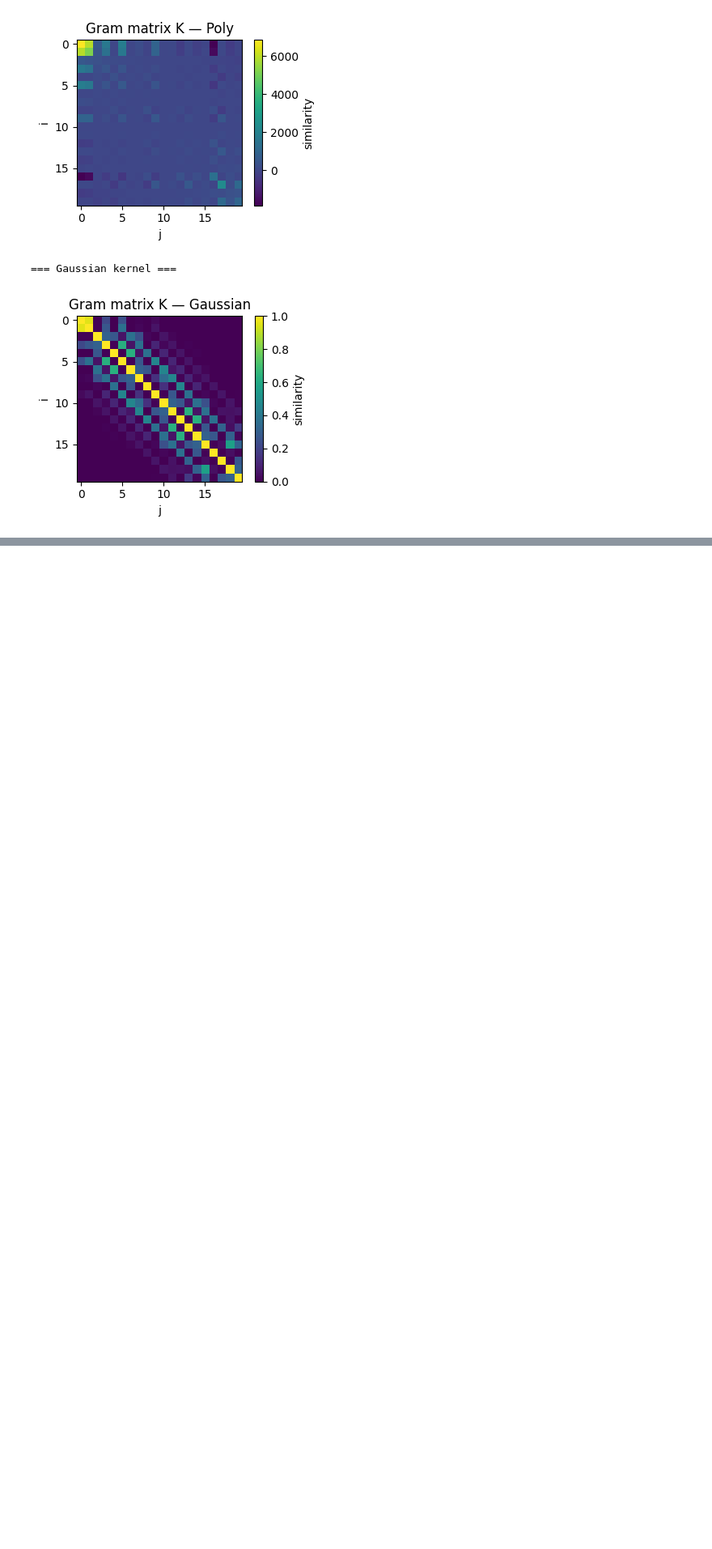
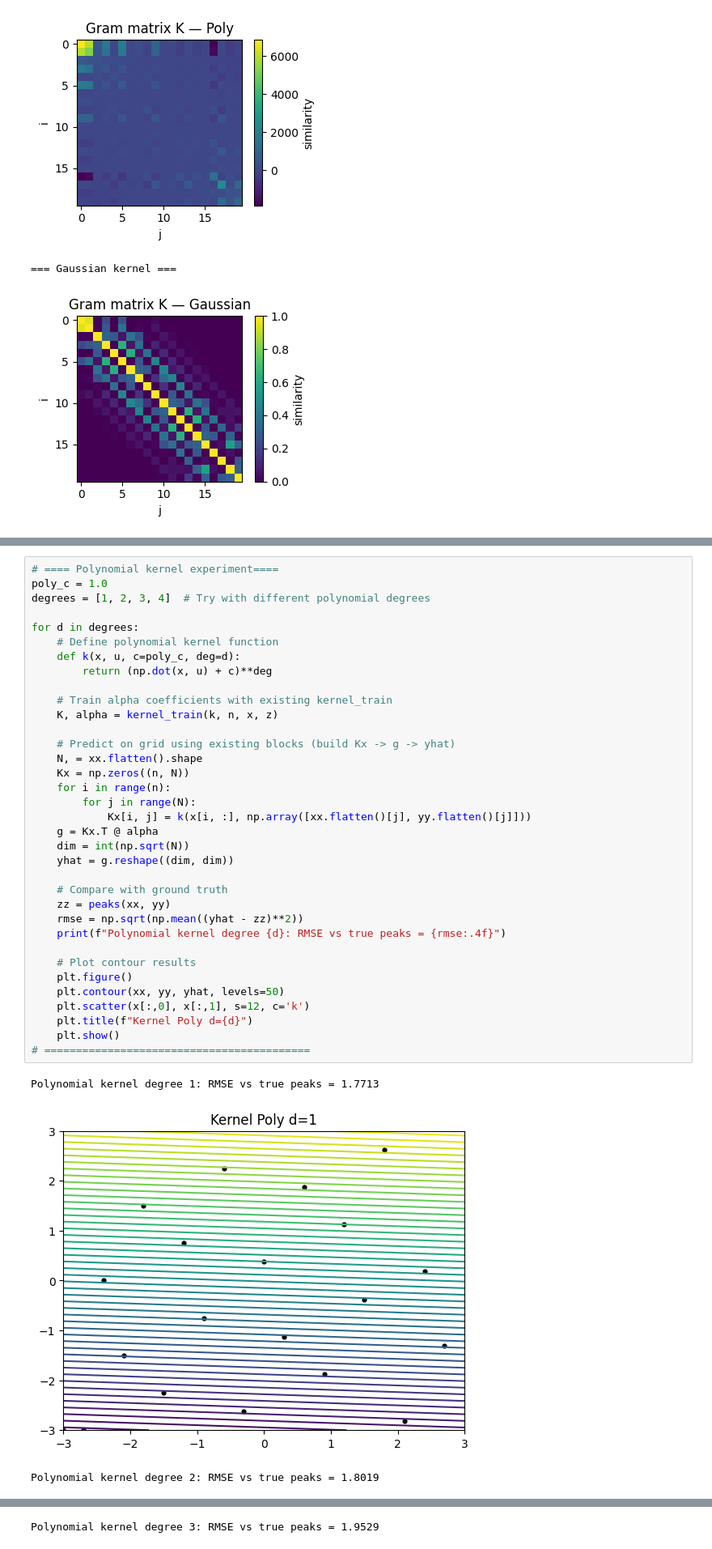
Before and after one commit to siskamahyuddin/uds-machine-learning-analytics, a Jupyter notebook: week5/homework_week5_siska.ipynb, the cells around one changed output, grey strips where cells are left out. Shown at 81% size. Drawn from its saved outputs; the diff is of its cells as text; blank space fills up the shorter version.

```diff
--- a/week5/homework_week5_siska.ipynb
+++ b/week5/homework_week5_siska.ipynb
@@ -290,0 +293,39 @@ for name, kfun in kernels:
+# %%
+# ==== Polynomial kernel experiment====
+poly_c = 1.0
+degrees = [1, 2, 3, 4]  # Try with different polynomial degrees
+
+for d in degrees:
+    # Define polynomial kernel function
+    def k(x, u, c=poly_c, deg=d):
+        return (np.dot(x, u) + c)**deg
+
+    # Train alpha coefficients with existing kernel_train
+    K, alpha = kernel_train(k, n, x, z)
+
+    # Predict on grid using existing blocks (build Kx -> g -> yhat)
+    N, = xx.flatten().shape
+    Kx = np.zeros((n, N))
+    for i in range(n):
+        for j in range(N):
+            Kx[i, j] = k(x[i, :], np.array([xx.flatten()[j], yy.flatten()[j]]))
+    g = Kx.T @ alpha
+    dim = int(np.sqrt(N))
+    yhat = g.reshape((dim, dim))
+
+    # Compare with ground truth
+    zz = peaks(xx, yy)
+    rmse = np.sqrt(np.mean((yhat - zz)**2))
+    print(f"Polynomial kernel degree {d}: RMSE vs true peaks = {rmse:.4f}")
+
+    # Plot contour results
+    plt.figure()
+    plt.contour(xx, yy, yhat, levels=50)
+    plt.scatter(x[:,0], x[:,1], s=12, c='k')
+    plt.title(f"Kernel Poly d={d}")
+    plt.show()
+# ==========================================
+# %% [output]
+Polynomial kernel degree 1: RMSE vs true peaks = 1.7713
+[figure, added]
+Polynomial kernel degree 2: RMSE vs true peaks = 1.8019
@@ -290,0 +333 @@ for name, kfun in kernels:
+Polynomial kernel degree 3: RMSE vs true peaks = 1.9529
```
Also changed, not shown: parts of 4 cells of this notebook.
